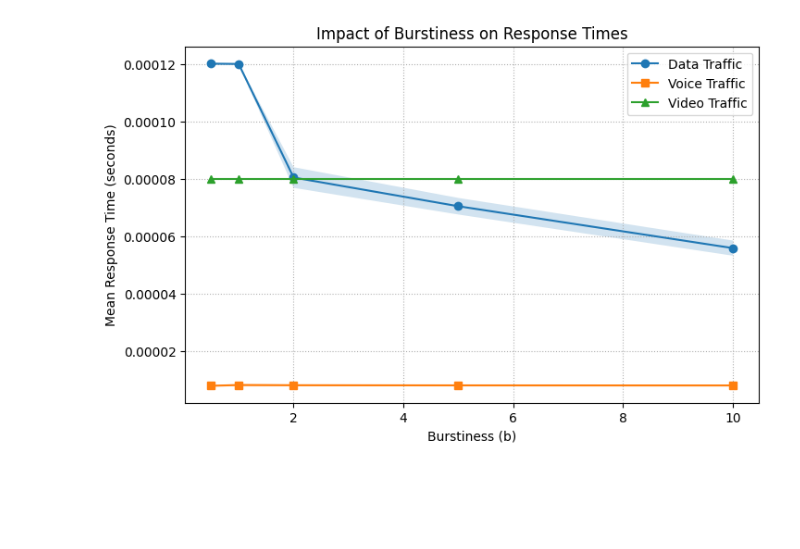
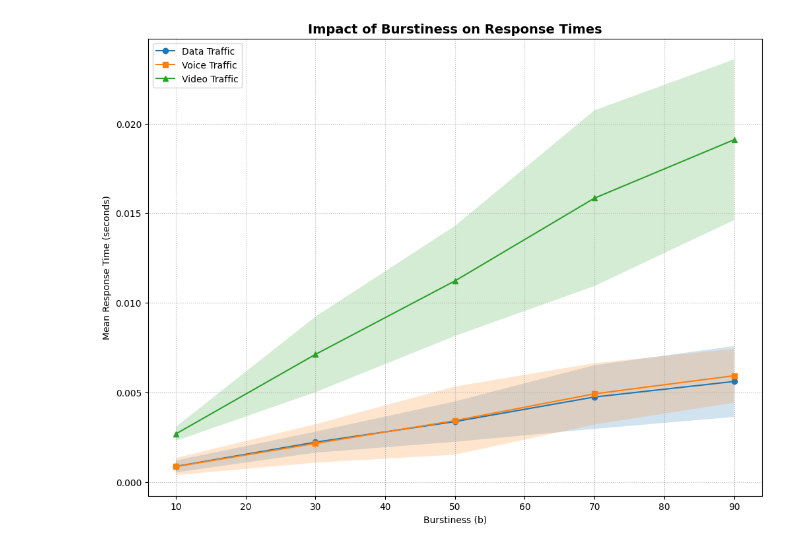
Before and after one commit to felipemcorlando/SimulationAndMetrology, a Jupyter notebook: simProject.ipynb, the cells around one changed output. Drawn from its saved outputs; the diff is of its cells as text; code cells hidden in the pictures; blank space fills up the shorter version.

Commit message:
⚡️ Correctly implements the burstSource and output correct CI.

```diff
--- a/simProject.ipynb
+++ b/simProject.ipynb
@@ -199,9 +253,10 @@ for i, b in enumerate(b_values):
 
     for traffic_class in ['data', 'video', 'voice']:
         filtered_data = df_responseTimes[(df_responseTimes['traffic_class'] == traffic_class) & (df_responseTimes['burstiness'] == b)]
+        print(df_responseTimes['traffic_class'].unique())
         if not filtered_data.empty:
             ax.plot(filtered_data['time'], filtered_data['response_time'],
-                    label=f"Response Time - {traffic_class.capitalize()} (b={b})", linewidth=1)
+                    label=f"Response Time - {traffic_class.capitalize()} (b={b})", linestyle="dashed", linewidth=1)
 
     ax.set_xlabel("Time (seconds)")
     ax.set_ylabel("Response Time (seconds)")
@@ -216,30 +286,30 @@ plt.show()
 # %%
 # Load experiment results
-experiment_results = pd.read_csv("burstiness_results.csv")
+experiment_results = pd.read_csv("burstiness_results2.csv")
 
 # Create figure for response time vs. burstiness
-plt.figure(figsize=(8, 5))
+plt.figure(figsize=(12, 9))
 
 # Plot response times with confidence intervals
 for traffic_class, marker in zip(['data', 'voice', 'video'], ['o', 's', '^']):
     subset = experiment_results[experiment_results['traffic_class'] == traffic_class]
 
     if not subset.empty:
         plt.plot(subset['b'], subset['mean_response_time'], marker=marker, linestyle='-', label=f"{traffic_class.capitalize()} Traffic")
 
         # Extract confidence intervals
         ci_lower = subset['confidence_interval'].apply(lambda x: eval(x)[0])
         ci_upper = subset['confidence_interval'].apply(lambda x: eval(x)[1])
 
         # Add confidence interval shading
         plt.fill_between(subset['b'], ci_lower, ci_upper, alpha=0.2)
 
 plt.xlabel("Burstiness (b)")
 plt.ylabel("Mean Response Time (seconds)")
-plt.title("Impact of Burstiness on Response Times")
+plt.title("Impact of Burstiness on Response Times",fontsize=14, fontweight='bold')
 plt.legend()
 plt.grid(True, linestyle='dotted')
 
 plt.show()
 # %% [output]
-[figure, old version]
+[figure, new version]
```
Also changed, not shown: parts of 10 cells of this notebook.
